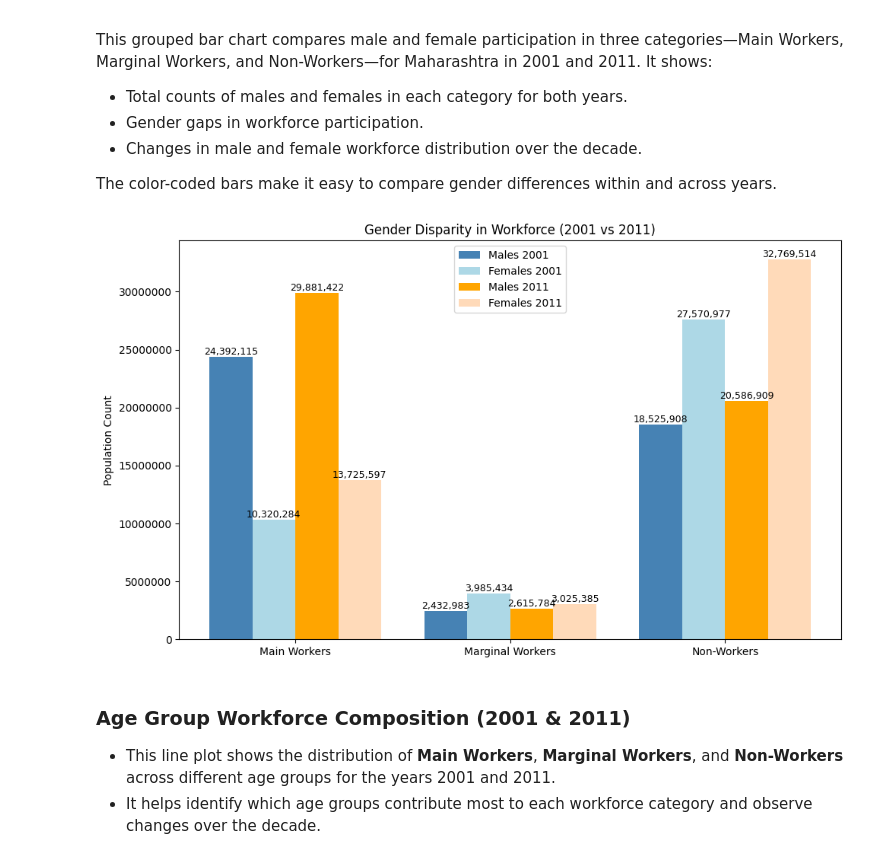
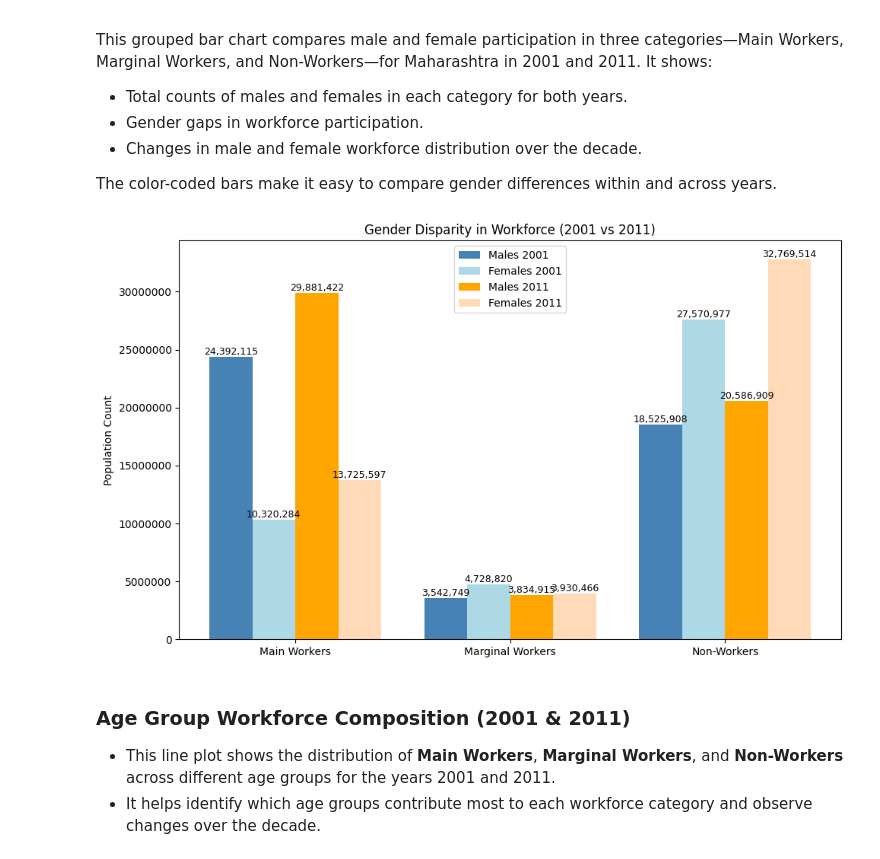
Before and after one commit to MrSaltyFish/census-data-analytics, a Jupyter notebook: Maharashtra_Comparison.ipynb, the cells around one changed output. Saved outputs shown, nothing was run; the diff lists cells and outputs as text; code cells hidden in the pictures.

Commit message:
fixed charts

```diff
--- a/Maharashtra_Comparison.ipynb
+++ b/Maharashtra_Comparison.ipynb
@@ -271,9 +267,9 @@ for col in columns_to_encode:
 # Get correct column order from 2001
 correct_column_order = age_workforce_01.columns.tolist()
 
-# Ensure 'District_Code' exists in 2011 DataFrame
-if 'District_Code' not in age_workforce_11.columns:
-    age_workforce_11['District_Code'] = -1  # or fill appropriately
+# # Ensure 'District_Code' exists in 2011 DataFrame
+# if 'District_Code' not in age_workforce_11.columns:
+#     age_workforce_11['District_Code'] = -1  # or fill appropriately
 
 # Reorder 2011 columns to match 2001
 age_workforce_11 = age_workforce_11[correct_column_order]
@@ -419,41 +441,64 @@ This grouped bar chart compares male and female participation in three categorie
 
 The color-coded bars make it easy to compare gender differences within and across years.
 # %%
+# Define workforce categories
+categories = ['Main Workers', 'Marginal Workers', 'Non-Workers']
+x = np.arange(len(categories))
+width = 0.2
 
-# Existing plotting logic
-fig, ax = plt.subplots(figsize=(10,6))
+male_01 = [
+    age_workforce_01['Main_Workers_Males'].sum(),
+    age_workforce_01['Marginal_0_to_6_Males'].sum() + age_workforce_01['Marginal_Seeking_Males'].sum(),
+    age_workforce_01['Non_Workers_Total_Males'].sum()
+]
 
-# Plot bars
+female_01 = [
+    age_workforce_01['Main_Workers_Females'].sum(),
+    age_workforce_01['Marginal_0_to_6_Females'].sum() + age_workforce_01['Marginal_Seeking_Females'].sum(),
+    age_workforce_01['Non_Workers_Total_Females'].sum()
+]
+
+male_11 = [
+    age_workforce_11['Main_Workers_Males'].sum(),
+    age_workforce_11['Marginal_0_to_6_Males'].sum() + age_workforce_11['Marginal_Seeking_Males'].sum(),
+    age_workforce_11['Non_Workers_Total_Males'].sum()
+]
+
+female_11 = [
+    age_workforce_11['Main_Workers_Females'].sum(),
+    age_workforce_11['Marginal_0_to_6_Females'].sum() + age_workforce_11['Marginal_Seeking_Females'].sum(),
+    age_workforce_11['Non_Workers_Total_Females'].sum()
+]
+
+# Plotting
+fig, ax = plt.subplots(figsize=(10, 6))
+
 bars_male_01 = ax.bar(x - width*1.5, male_01, width, label='Males 2001', color='steelblue')
 bars_female_01 = ax.bar(x - width/2, female_01, width, label='Females 2001', color='lightblue')
 bars_male_11 = ax.bar(x + width/2, male_11, width, label='Males 2011', color='orange')
 bars_female_11 = ax.bar(x + width*1.5, female_11, width, label='Females 2011', color='peachpuff')
 
-# Add labels on top of bars
 def add_labels(bars):
     for bar in bars:
         height = bar.get_height()
         ax.text(bar.get_x() + bar.get_width()/2, height, f'{height:,}',
                 ha='center', va='bottom', fontsize=9)
 
 for bars in [bars_male_01, bars_female_01, bars_male_11, bars_female_11]:
     add_labels(bars)
 
-# Axis and labels
 ax.set_xticks(x)
 ax.set_xticklabels(categories)
 ax.set_ylabel('Population Count')
 ax.set_title('Gender Disparity in Workforce (2001 vs 2011)')
 ax.legend()
-
-# ✅ Format Y-axis with plain numbers (disable scientific notation)
 ax.yaxis.set_major_formatter(ScalarFormatter(useMathText=False))
 ax.ticklabel_format(style='plain', axis='y')
 
 plt.tight_layout()
 plt.show()
 # %% [output]
-[figure, old version]
+[figure, new version]
 # %% [markdown]
 ### Age Group Workforce Composition (2001 & 2011)
 
```
Also changed, not shown: parts of 15 cells of this notebook.
